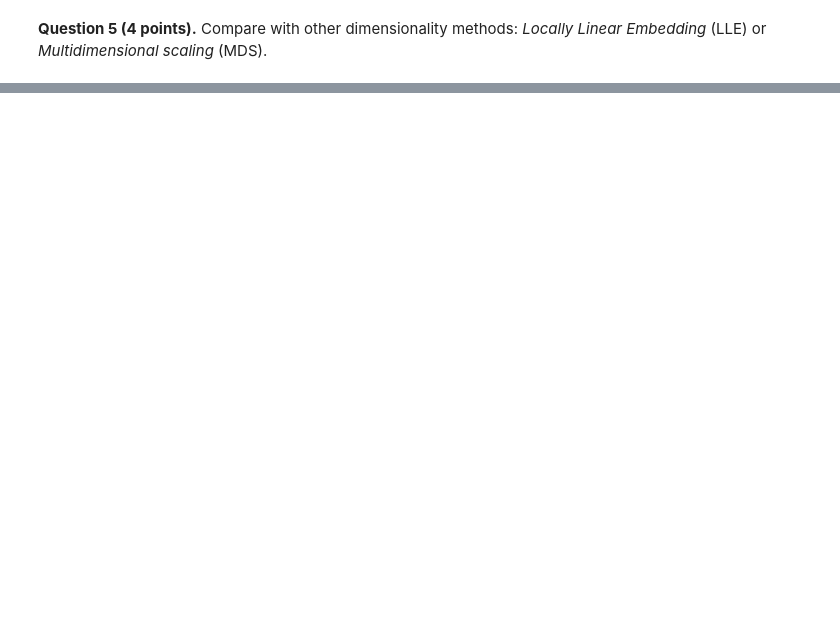
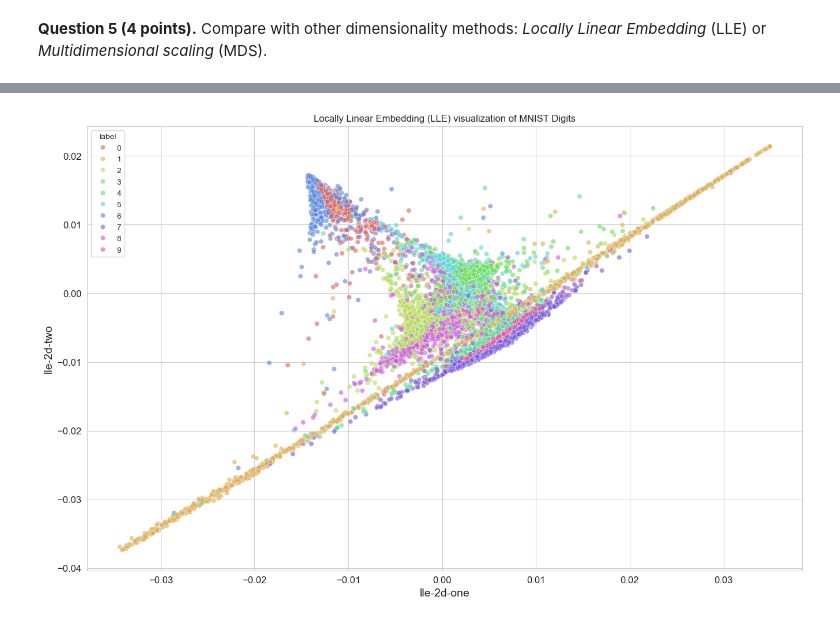
Before and after one commit to JordanVercillo/data_science, a Jupyter notebook: machine_learning/assignments/assignment3.ipynb, the cells around one changed output, grey strips where cells are left out. Cells and saved outputs as stored; diff of their text form; code cells hidden in the pictures; blank space fills up the shorter version.

```diff
--- a/machine_learning/assignments/assignment3.ipynb
+++ b/machine_learning/assignments/assignment3.ipynb
@@ -294,2 +293,25 @@ plt.show()
 # %% [markdown]
 __Question 5 (4 points).__ Compare with other dimensionality methods: _Locally Linear Embedding_ (LLE) or _Multidimensional scaling_ (MDS).
+# %%
+from sklearn.manifold import LocallyLinearEmbedding
+
+# Reduce the dataset using LLE
+lle = LocallyLinearEmbedding(n_components=2, n_neighbors=10, random_state=random_state)
+
+time_start = time.time()
+X_lle = lle.fit_transform(X_train_pca[:10_000])  # Use only 10,000 samples to speed up computation
+print(f'LLE done! Time elapsed: {time.time() - time_start:.2f} seconds')
+
+
+lle_df = pd.DataFrame(X_lle, columns=['lle-2d-one', 'lle-2d-two'])
+lle_df['label'] = y_train[:10_000].values
+
+
+plt.figure(figsize=(16,10))
+sns.scatterplot(
+    x='lle-2d-one', y='lle-2d-two', hue=lle_df['label'],
+    palette=sns.color_palette("hls", 10), alpha=0.6, data=lle_df
+)
+plt.title("Locally Linear Embedding (LLE) visualization of MNIST Digits")
+plt.show()
+# %% [output]
@@ -295,0 +319 @@ __Question 5 (4 points).__ Compare with other dimensionality methods: _Locally L
+[figure, added]
```
Also changed, not shown: parts of 7 cells of this notebook.
